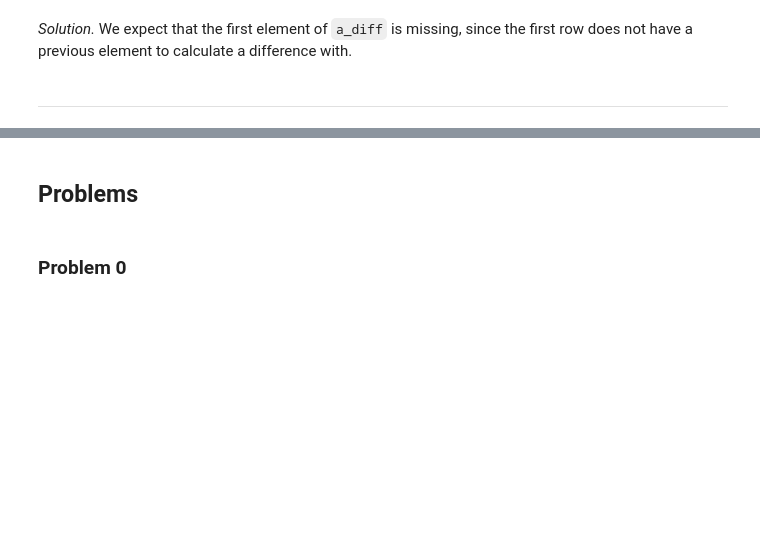
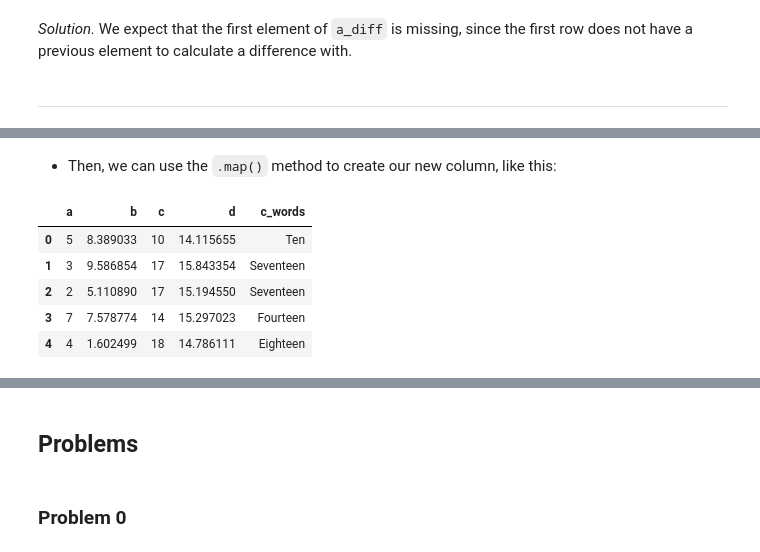
Before and after one commit to usna-dwv/lesson-creating-new-variables, a Jupyter notebook: Lesson 15 Creating New Variables in Pandas.ipynb, the cells around one changed output, grey strips where cells are left out. Cells and saved outputs as stored; diff of their text form; code cells hidden in the pictures; blank space fills up the shorter version.

```diff
--- a/Lesson 15 Creating New Variables in Pandas.ipynb
+++ b/Lesson 15 Creating New Variables in Pandas.ipynb
@@ -483,0 +511,28 @@ df.assign(
+# %%
+number_in_words = {
+    10: 'Ten',
+    11: 'Eleven',
+    12: 'Twelve',
+    13: 'Thirteen',
+    14: 'Fourteen',
+    15: 'Fifteen',
+    16: 'Sixteen',
+    17: 'Seventeen',
+    18: 'Eighteen',
+    19: 'Nineteen',
+    20: 'Twenty'
+}
+# %% [markdown]
+* Then, we can use the `.map()` method to create our new column, like this:
+# %%
+# Solution
+df.assign(
+    c_words=lambda x: x['c'].map(number_in_words)
+)
+# %% [output]
+|  | a | b | c | d | c_words |
+| 0 | 5 | 8.389033 | 10 | 14.115655 | Ten |
+| 1 | 3 | 9.586854 | 17 | 15.843354 | Seventeen |
+| 2 | 2 | 5.110890 | 17 | 15.194550 | Seventeen |
+| 3 | 7 | 7.578774 | 14 | 15.297023 | Fourteen |
+| 4 | 4 | 1.602499 | 18 | 14.786111 | Eighteen |
```
Also changed, not shown: parts of 11 cells of this notebook.
